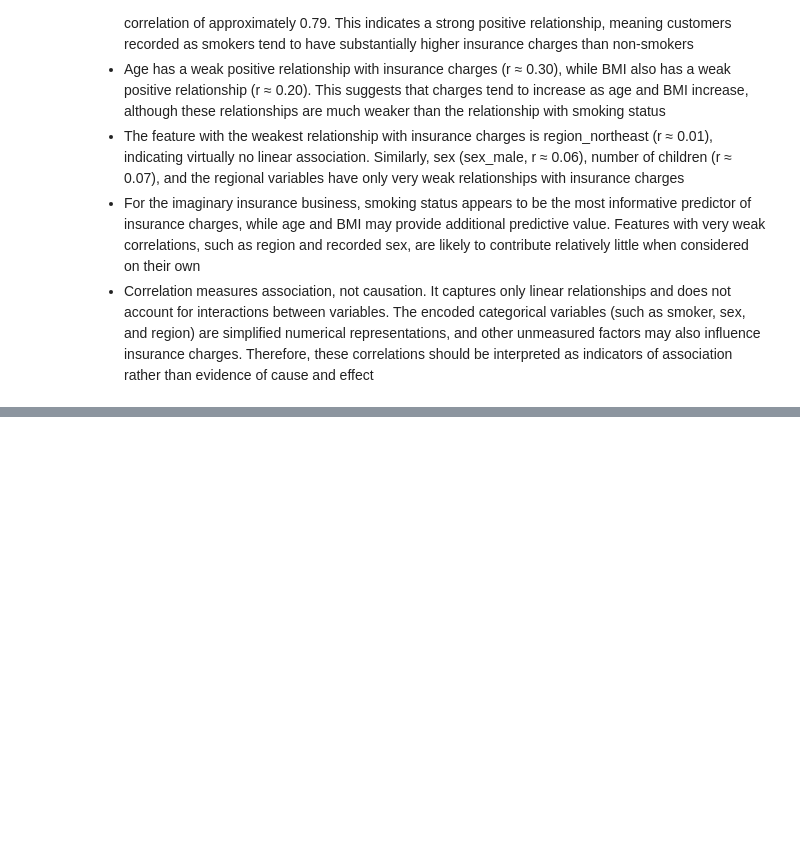
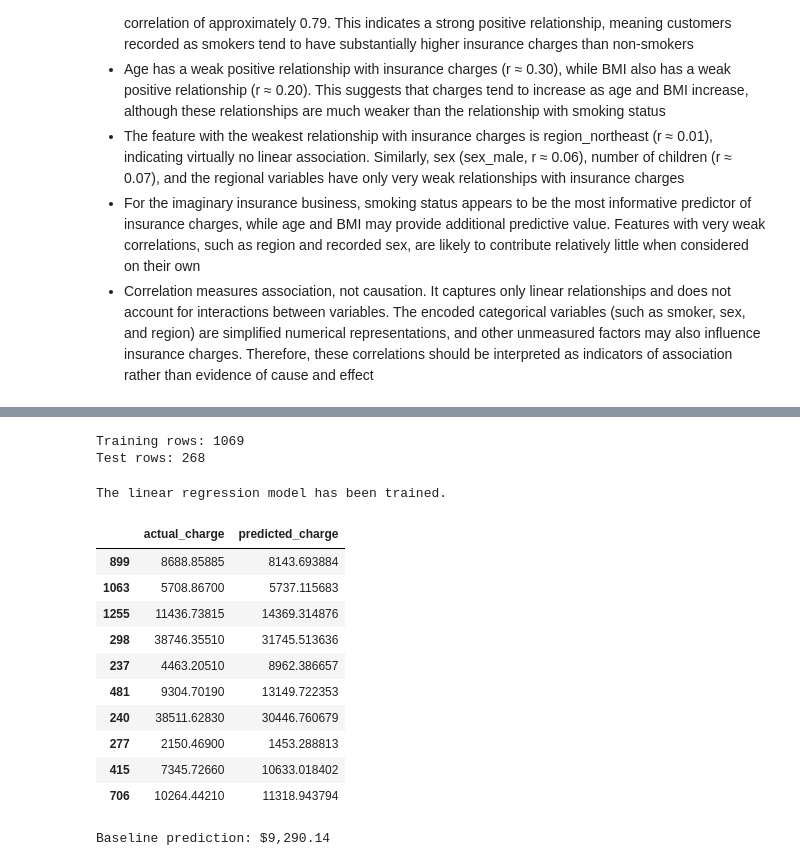
Before and after one commit to Ellusive89/Healthcare-Insurance-Cost-Analysis, a Jupyter notebook: jupyter_notebooks/Data_Analysis_and_Visualisation.ipynb, the cells around one changed output, grey strips where cells are left out. Saved outputs shown, nothing was run; the diff lists cells and outputs as text; code cells hidden in the pictures; blank space fills up the shorter version.

```diff
--- a/jupyter_notebooks/Data_Analysis_and_Visualisation.ipynb
+++ b/jupyter_notebooks/Data_Analysis_and_Visualisation.ipynb
@@ -631,0 +708,75 @@ Name: charges, dtype: float64
+# %%
+X_train, X_test, y_train, y_test = train_test_split(
+    X,
+    y,
+    test_size=0.20,
+    random_state=42
+)
+
+print("Training rows:", X_train.shape[0])
+print("Test rows:", X_test.shape[0])
+# %% [output]
+Training rows: 1069
+Test rows: 268
+# %%
+preprocessor = ColumnTransformer(
+    transformers=[
+        (
+            "numerical",
+            "passthrough",
+            numerical_features
+        ),
+        (
+            "categorical",
+            OneHotEncoder(
+                handle_unknown="ignore"
+            ),
+            categorical_features
+        )
+    ]
+)
+# %%
+regression_pipeline = Pipeline(
+    steps=[
+        ("preprocessor", preprocessor),
+        ("model", LinearRegression())
+    ]
+)
+
+regression_pipeline.fit(X_train, y_train)
+
+print("The linear regression model has been trained.")
+# %% [output]
+The linear regression model has been trained.
+# %%
+model_predictions = regression_pipeline.predict(X_test)
+
+prediction_results = pd.DataFrame({
+    "actual_charge": y_test,
+    "predicted_charge": model_predictions
+})
+
+prediction_results.head(10)
+# %% [output]
+|  | actual_charge | predicted_charge |
+| 899 | 8688.85885 | 8143.693884 |
+| 1063 | 5708.86700 | 5737.115683 |
+| 1255 | 11436.73815 | 14369.314876 |
+| 298 | 38746.35510 | 31745.513636 |
+| 237 | 4463.20510 | 8962.386657 |
+| 481 | 9304.70190 | 13149.722353 |
+| 240 | 38511.62830 | 30446.760679 |
+| 277 | 2150.46900 | 1453.288813 |
+| 415 | 7345.72660 | 10633.018402 |
+| 706 | 10264.44210 | 11318.943794 |
+# %%
+baseline_value = y_train.median()
+
+baseline_predictions = np.full(
+    shape=len(y_test),
+    fill_value=baseline_value
+)
+
+print(f"Baseline prediction: ${baseline_value:,.2f}")
+# %% [output]
+Baseline prediction: $9,290.14
```
Also changed, not shown: parts of 11 cells of this notebook.
